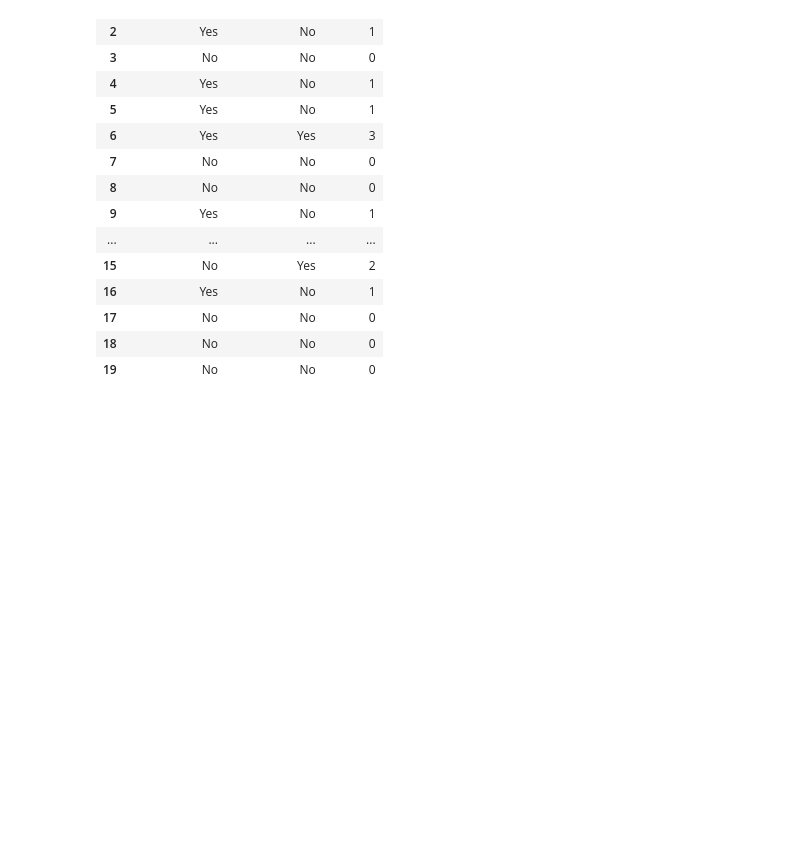
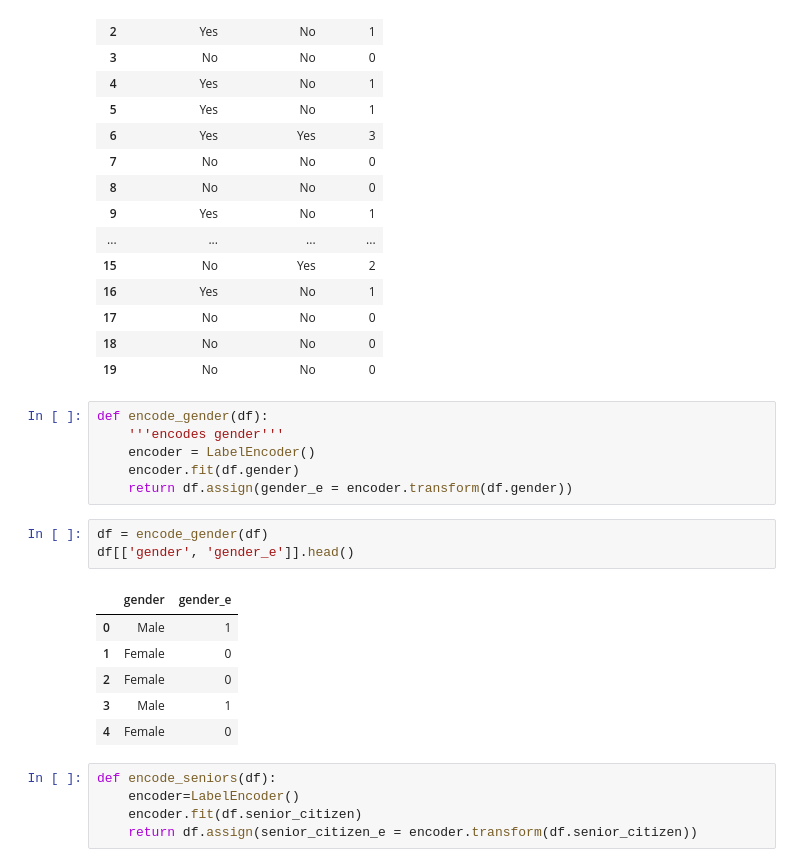
Before and after one commit to classification-orion-matthew/classification_orion_matthew, a Jupyter notebook: Project_Draft_msc.ipynb, the cells around one changed output. Cells and saved outputs as stored; diff of their text form; blank space fills up the shorter version.

```diff
--- a/Project_Draft_msc.ipynb
+++ b/Project_Draft_msc.ipynb
@@ -303,3 +303,24 @@ See the caveats in the documentation: http://pandas.pydata.org/pandas-docs/stabl
 | 17 | No | No | 0 |
 | 18 | No | No | 0 |
 | 19 | No | No | 0 |
+# %%
+def encode_gender(df):
+    '''encodes gender'''
+    encoder = LabelEncoder()
+    encoder.fit(df.gender)
+    return df.assign(gender_e = encoder.transform(df.gender))
+# %%
+df = encode_gender(df)
+df[['gender', 'gender_e']].head()
+# %% [output]
+|  | gender | gender_e |
+| 0 | Male | 1 |
+| 1 | Female | 0 |
+| 2 | Female | 0 |
+| 3 | Male | 1 |
+| 4 | Female | 0 |
+# %%
+def encode_seniors(df):
+    encoder=LabelEncoder()
+    encoder.fit(df.senior_citizen)
+    return df.assign(senior_citizen_e = encoder.transform(df.senior_citizen))
```
Also changed, not shown: parts of 4 cells of this notebook, 1 other file.
